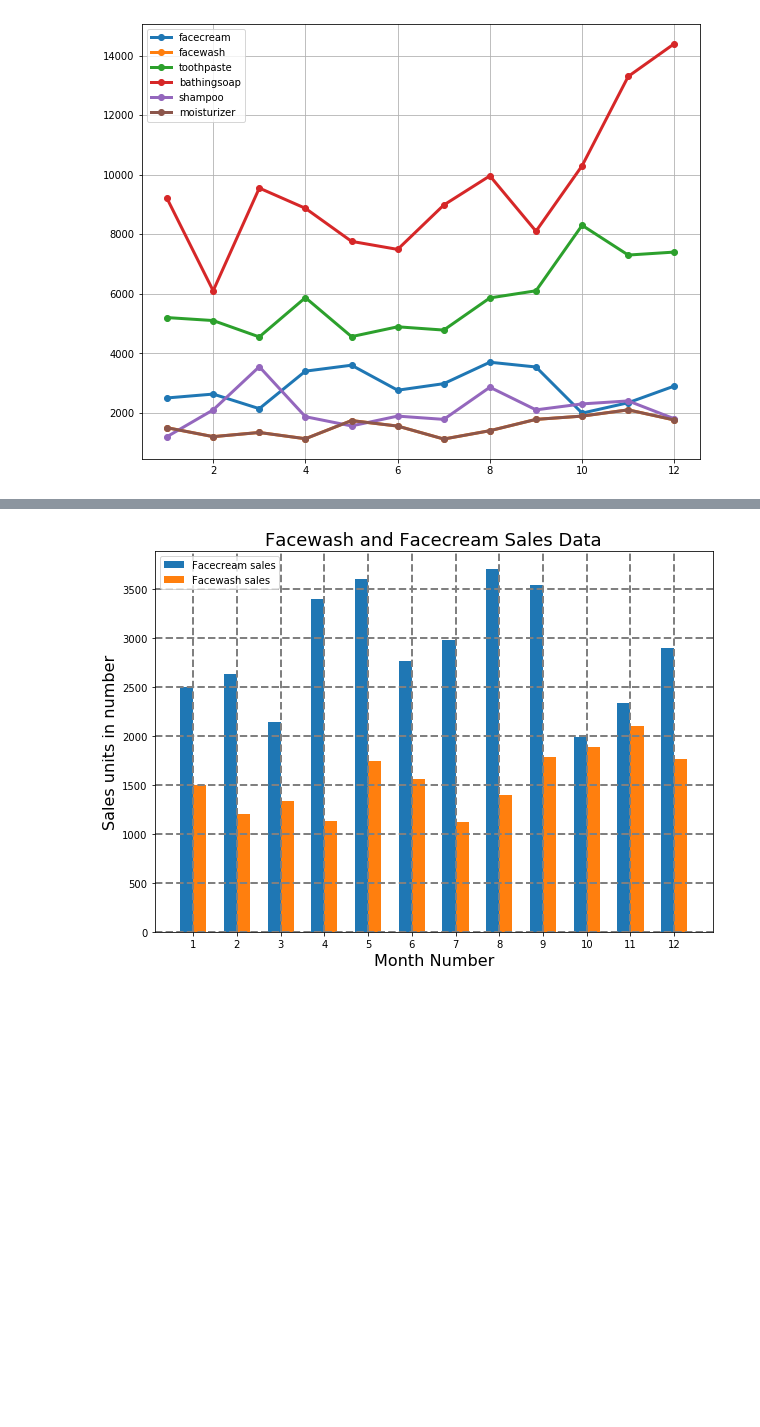
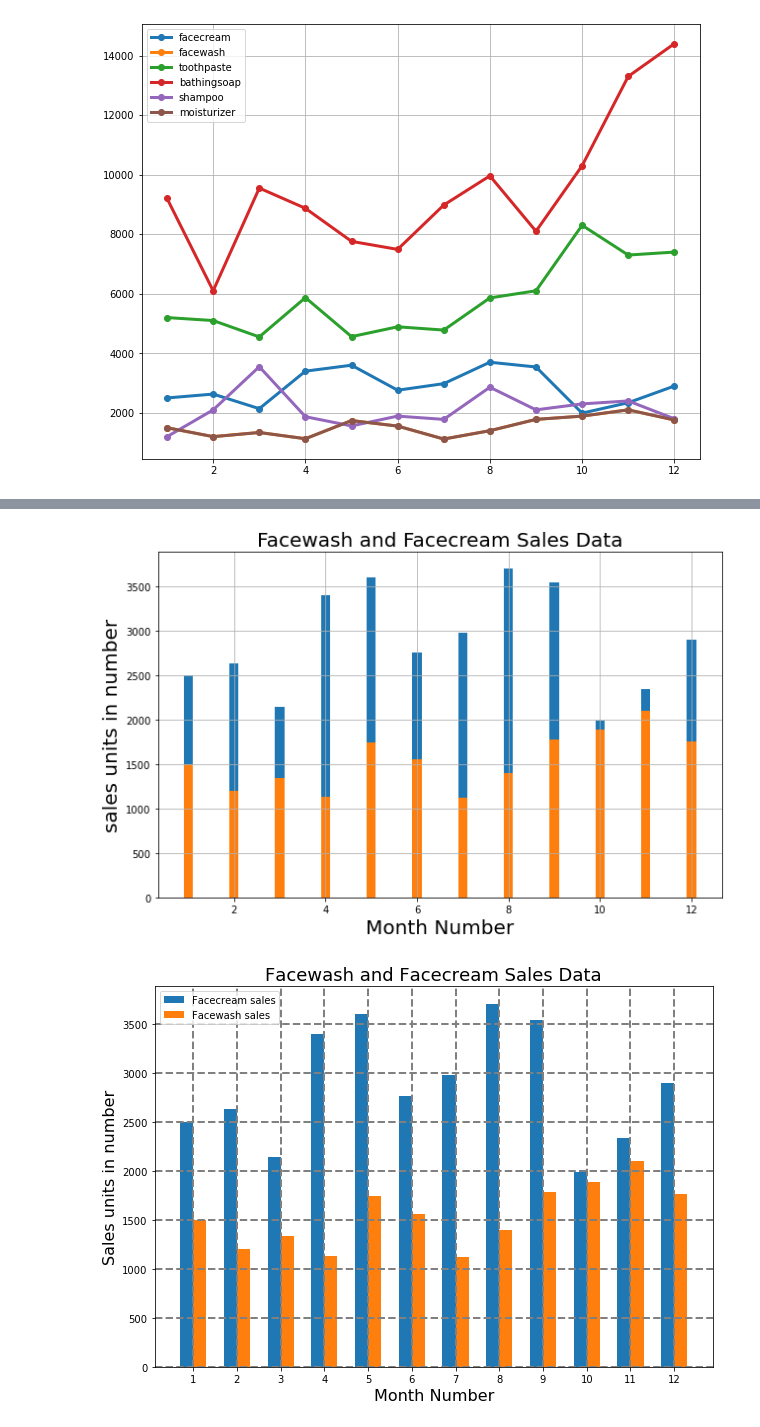
Before and after one commit to GuptAmit725/Strive_Bootcamp_2021, a Jupyter notebook: M1/W2/D5/d10_Matplotlib/Matplotlib_exercises.ipynb, the cells around one changed output, grey strips where cells are left out. Drawn from its saved outputs; the diff is of its cells as text; code cells hidden in the pictures; blank space fills up the shorter version.

```diff
--- a/M1/W2/D5/d10_Matplotlib/Matplotlib_exercises.ipynb
+++ b/M1/W2/D5/d10_Matplotlib/Matplotlib_exercises.ipynb
@@ -110,6 +118,19 @@ The bar chart should display the number of units sold per month for each product
 
 The bar chart should look like this:
 ![image.png](attachment:image.png)
+# %%
+plt.figure(figsize=(9,6))
+plt.title('Facewash and Facecream Sales Data',fontsize=20)
+plt.xlabel('Month Number',fontsize=20)
+plt.ylabel('sales units in number', fontsize=20)
+
+plt.bar(data['month_number'],data['facecream'],width = 0.2)
+plt.bar(data['month_number'],data['facewash'],width = 0.2)
+plt.grid(True)
+plt.tight_layout()
+plt.show()
+# %% [output]
+[figure, added]
 # %%
 # Write your code here
 # %% [output]
```
Also changed, not shown: parts of 9 cells of this notebook, 1 other file.
